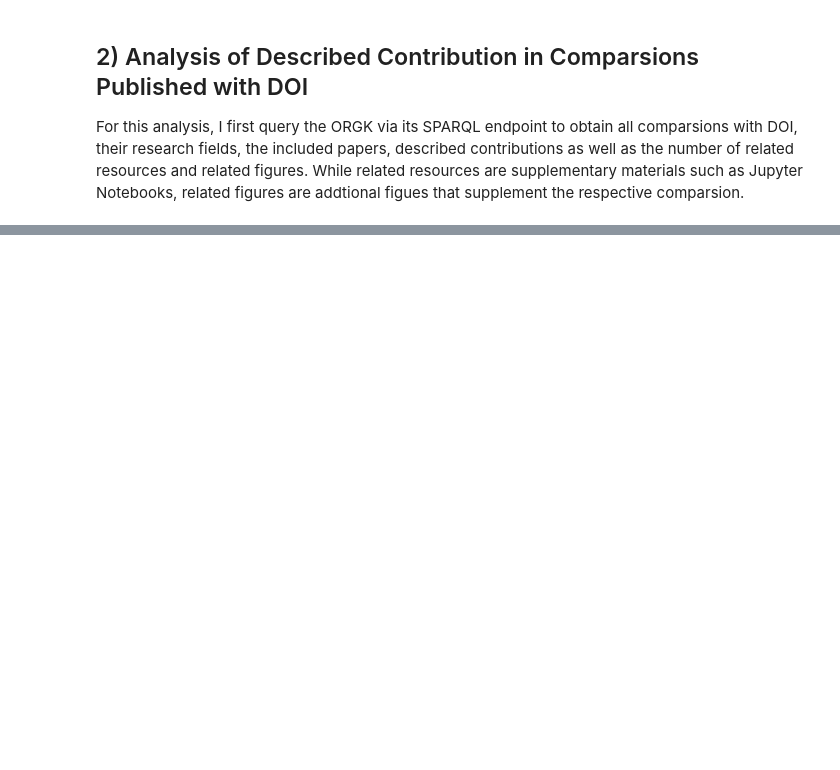
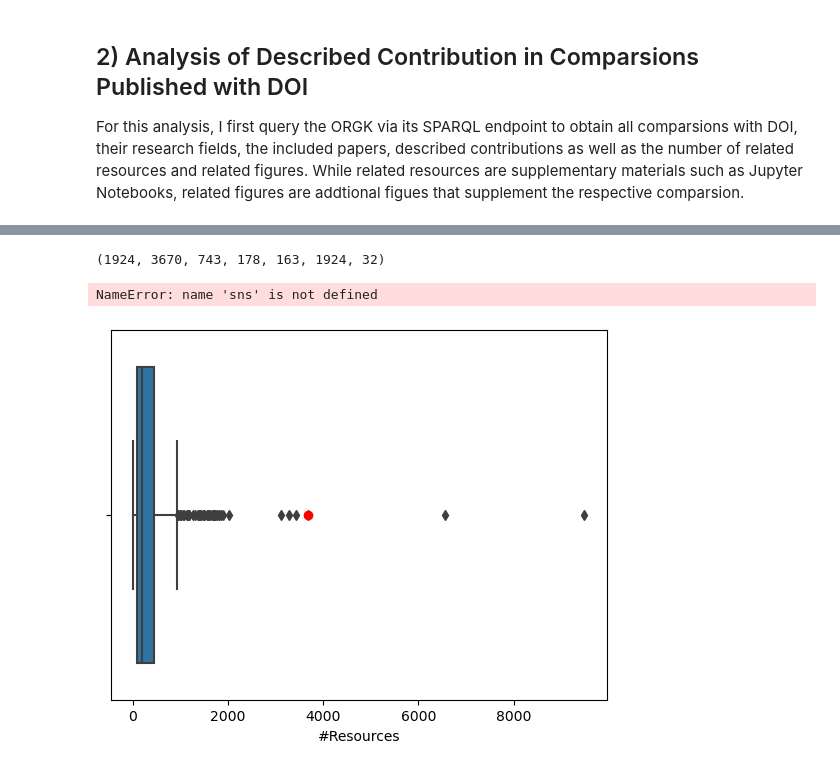
Before and after one commit to okarras/Jupyter-Notebooks, a Jupyter notebook: TailoredFormingAnalysis/paper_comparison_analysis.ipynb, the cells around one changed output, grey strips where cells are left out. Saved outputs shown, nothing was run; the diff lists cells and outputs as text; code cells hidden in the pictures; blank space fills up the shorter version.

```diff
--- a/TailoredFormingAnalysis/paper_comparison_analysis.ipynb
+++ b/TailoredFormingAnalysis/paper_comparison_analysis.ipynb
@@ -162,7 +204,7 @@ data.head()
 # %%
 comparsions= data.drop_duplicates(subset=['comparison'])[['comparison', 'numberOfRelatedResources', 'numberOfRelatedFigures', 'researchField']]
 
-result = pd.DataFrame({'comparison': pd.Series(dtype='str'), 'number_of_papers': pd.Series(dtype='int'), 'number_of_contributions': pd.Series(dtype='int'), 'number_of_resources': pd.Series(dtype='int'), 'number_of_literals': pd.Series(dtype='int'), 'number_of_predicates': pd.Series(dtype='int'), 'number_of_related_resources': pd.Series(dtype='int'), 'number_of_related_figures': pd.Series(dtype='int'), 'research_field': pd.Series(dtype='str')})
+result = pd.DataFrame({'comparison': pd.Series(dtype='str'), 'number_of_papers': pd.Series(dtype='int'), 'number_of_contributions': pd.Series(dtype='int'), 'number_of_related_resources': pd.Series(dtype='int'), 'number_of_related_figures': pd.Series(dtype='int'), 'research_field': pd.Series(dtype='str')})
 
 for index, row1 in comparsions.iterrows():
     contribution_list = set({})
@@ -171,9 +213,11 @@ for index, row1 in comparsions.iterrows():
         if row1['comparison'] == row2['comparison']:
             contribution_list.add(row2['contribution'].split('/')[-1])
             paper_list.add(row2['paper'])
-    r, l, p = count_RPL(contribution_list)
-    result = result.append({'comparison':row1['comparison'], 'number_of_papers': len(paper_list), 'number_of_contributions':len(contribution_list), 'number_of_resources': r, 'number_of_literals': l, 'number_of_predicates': p, 'number_of_related_resources': row1['numberOfRelatedResources'], 'number_of_related_figures': row1['numberOfRelatedFigures'], 'research_field': row1['researchField']}, ignore_index=True)
-    print(row1['comparison'], r, l, p)
+    s, r, dr, l, dl, p, dp = count_RPL(contribution_list)
+    #result = result.append({'comparison':row1['comparison'], 'number_of_papers': len(paper_list), 'number_of_contributions':len(contribution_list), '#Statements':s, '#Resources':r, '#DistResources':dr, '#Literals':l, '#DistLiterals':dl, '#Predicates':p, '#DistPredicates':dp, 'number_of_related_resources': row1['numberOfRelatedResources'], 'number_of_related_figures': row1['numberOfRelatedFigures'], 'research_field': row1['researchField']}, ignore_index=True)
+    result = pd.concat([result, pd.DataFrame({'comparison':row1['comparison'], 'number_of_papers': len(paper_list), 'number_of_contributions':len(contribution_list), '#Statements':s, '#Resources':r, '#DistResources':dr, '#Literals':l, '#DistLiterals':dl, '#Predicates':p, '#DistPredicates':dp, 'number_of_related_resources': row1['numberOfRelatedResources'], 'number_of_related_figures': row1['numberOfRelatedFigures'], 'research_field': row1['researchField']}, index=[0])], ignore_index=True)
+    print(row1['comparison'], s, r, dr, l, dl, p, dp)
+    print(contribution_list)
 
 now = datetime.now()
 result.to_csv('query_result_' + now.strftime('%Y-%m-%d') + '.csv', encoding='utf-8')
@@ -181,2 +260,5 @@ result.head(16)
 # %%
 result.describe()
+result.info()
+# %% [output]
+(1924, 3670, 743, 178, 163, 1924, 32)
@@ -184,0 +265,14 @@ print(result[['research_field']].value_counts())
+# %%
+box = sns.boxplot(x=result['#Statements'])
+box.plot(1924, 0, 'ro')
+sns.stripplot(x = result['#Statements'], color = 'black', alpha = 0.3, data = result)
+plt.show()
+# %% [output]
+NameError: name 'sns' is not defined
+# %%
+box = sns.boxplot(x=result['#Resources'])
+box.plot(3670, 0, 'ro')
+#sns.stripplot(x = result['#Statements'], color = 'black', alpha = 0.3, data = result)
+plt.show()
+# %% [output]
+[figure, added]
```
Also changed, not shown: parts of 7 cells of this notebook, 8 other files.
